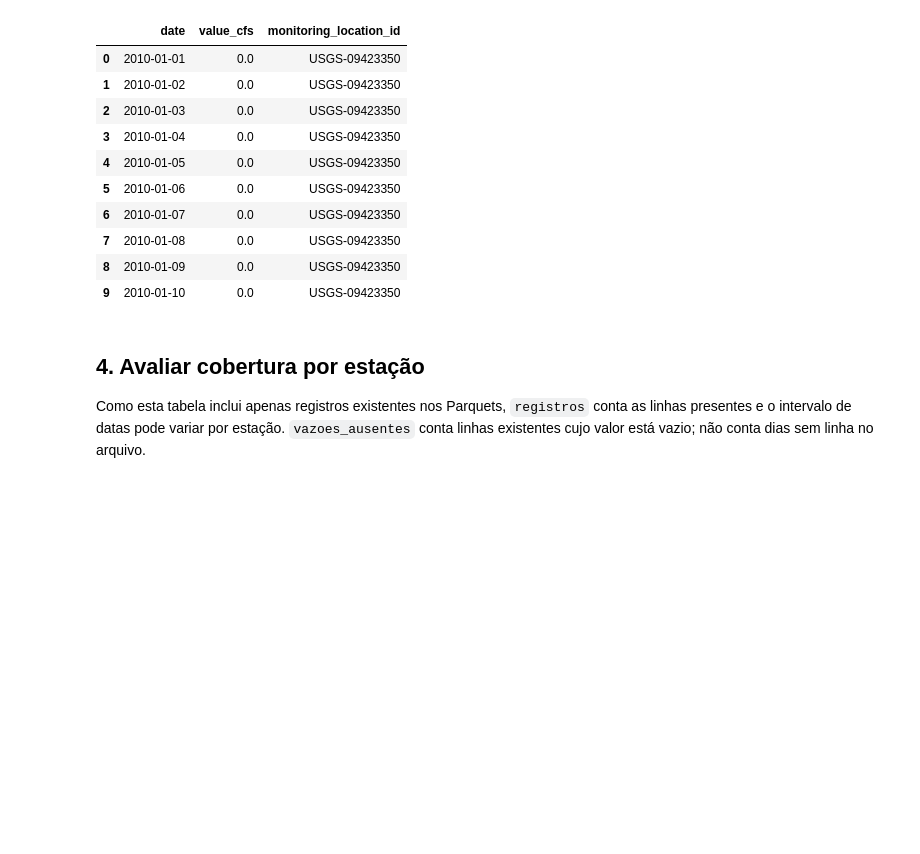
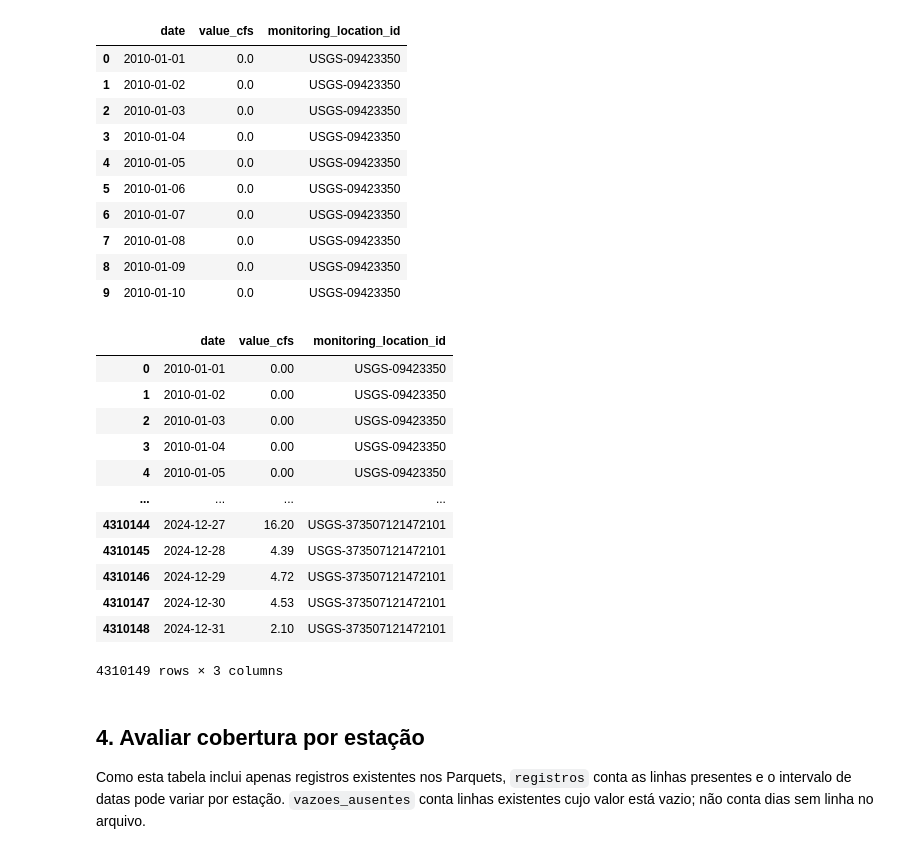
Before and after one commit to KaylanyMeneses/usgs_streamflow, a Jupyter notebook: notebooks/análise_seleção.ipynb, the cells around one changed output. Saved outputs shown, nothing was run; the diff lists cells and outputs as text; code cells hidden in the pictures; blank space fills up the shorter version.

```diff
--- a/notebooks/análise_seleção.ipynb
+++ b/notebooks/análise_seleção.ipynb
@@ -104,3 +106,19 @@ Colunas: ['date', 'value_cfs', 'monitoring_location_id']
+# %%
+df_analysis
+# %% [output]
+|  | date | value_cfs | monitoring_location_id |
+| 0 | 2010-01-01 | 0.00 | USGS-09423350 |
+| 1 | 2010-01-02 | 0.00 | USGS-09423350 |
+| 2 | 2010-01-03 | 0.00 | USGS-09423350 |
+| 3 | 2010-01-04 | 0.00 | USGS-09423350 |
+| 4 | 2010-01-05 | 0.00 | USGS-09423350 |
+| ... | ... | ... | ... |
+| 4310144 | 2024-12-27 | 16.20 | USGS-373507121472101 |
+| 4310145 | 2024-12-28 | 4.39 | USGS-373507121472101 |
+| 4310146 | 2024-12-29 | 4.72 | USGS-373507121472101 |
+| 4310147 | 2024-12-30 | 4.53 | USGS-373507121472101 |
+| 4310148 | 2024-12-31 | 2.10 | USGS-373507121472101 |
+4310149 rows × 3 columns
 # %% [markdown]
 ## 4. Avaliar cobertura por estação
 
```
Also changed, not shown: parts of 8 cells of this notebook, 3 other files.
